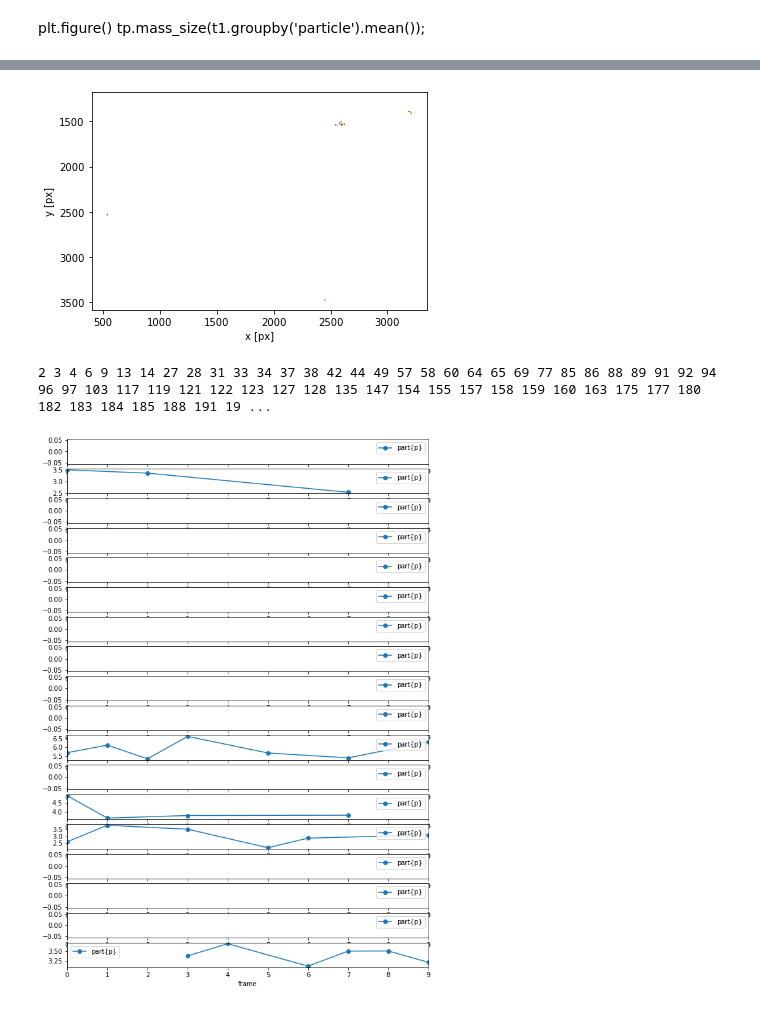
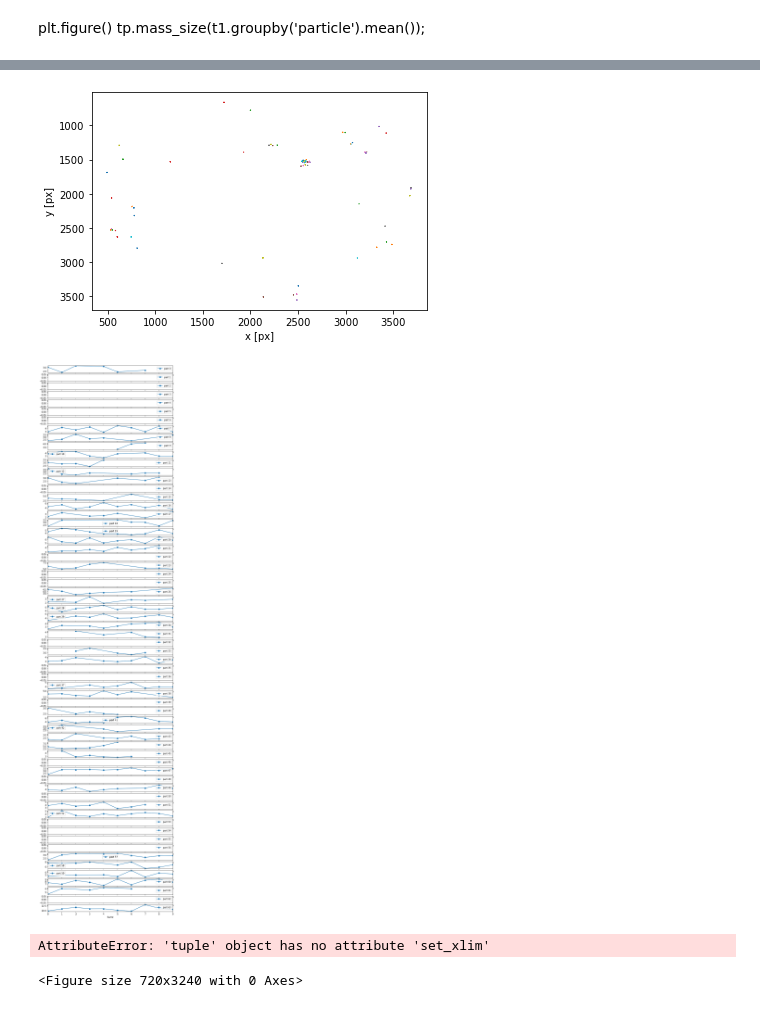
Before and after one commit to GabrielooL/AIA_Brightness, a Jupyter notebook: Isolating Particular Partials (Code). .ipynb, the cells around one changed output, grey strips where cells are left out. Drawn from its saved outputs; the diff is of its cells as text; code cells hidden in the pictures.

```diff
--- a/Isolating Particular Partials (Code). .ipynb
+++ b/Isolating Particular Partials (Code). .ipynb
@@ -82,4 +70,4 @@ R = 1625.691406
 # %%
 #Tells us the frames and features of the photos
-r = tp.batch(Arr[:10],11,minmass = 50, invert = True);
+r = tp.batch(Arr,11, minmass =50);
 # %% [output]
@@ -134,4 +118,4 @@ tp.mass_size(t2.iloc[iloc_valid].groupby('particle').mean())
 # %%
 #This cell will be for the code to filter out the particals that are not needed
-t2 = t1[((t1['mass'] >60 ) & (t1['size'] < 3.1) &
+t2 = t1[((t1['mass'] <400 ) & (t1['size'] > 2.2) &
          (t1['ecc'] < 1))]
@@ -197,9 +166,7 @@ frame
 plt.figure()
 tp.plot_traj(t2.iloc[iloc_valid]);
 # %% [output]
-[figure, old version]
+[figure, new version]
 # %%
 #shows us the particle that are still valid
-print (*iloc_valid)
+#print (*iloc_valid)
-# %% [output]
-2 3 4 6 9 13 14 27 28 31 33 34 37 38 42 44 49 57 58 60 64 65 69 77 85 86 88 89 91 92 94 96 97 103 117 119 121 122 123 127 128 135 147 154 155 157 158 159 160 163 175 177 180 182 183 184 185 188 191 19 ...
@@ -208,15 +173,32 @@ print (*iloc_valid)
 # %%
 #Make Light curves
 
-Tot_part = len(t2.iloc[iloc_valid].particle.unique())
-Position = range(1,Tot_part+1)
+Tot_part = len(t2.iloc[iloc_valid].particle.unique())#Total # of particles
+Position = range(1,Tot_part+1) #Creates a Position Index for plots
 
-fig = plt.figure(1,figsize = (10,15))
+fig = plt.figure(1,figsize = (10,45))
 for p in range(Tot_part):
     ax = fig.add_subplot(Tot_part, 1,Position[p])
     ax.set_xlim((0,9))
     t2.loc[t2.particle==p].plot(x='frame',y='signal',
-                               style = '-o',label ='part{p}',ax=ax)
+                               style = '-o',label =f'part {p}',ax=ax)
 plt.show()
 # %% [output]
-[figure, old version]
+[figure, new version]
+# %%
+#Plotting One graph for the light curve
+
+Tot_part = len(t2.iloc[iloc_valid].particle.unique())#Total # of particles
+Position = range(1,Tot_part+1) #Creates a Position Index for plots
+
+fig = plt.figure(1,figsize =(10,45))
+
+for p in range (Tot_part):
+    ax = (Tot_part,Position[p])
+    ax.set_xlim((0,9))
+    t2.loc[t2.particle==p].plot(x='frame',y='signal',
+                               style = '-o',label =f'part {p}',ax=ax)
+plt.show()
+# %% [output]
+AttributeError: 'tuple' object has no attribute 'set_xlim'
+<Figure size 720x3240 with 0 Axes>
```
Also changed, not shown: parts of 22 cells of this notebook.
